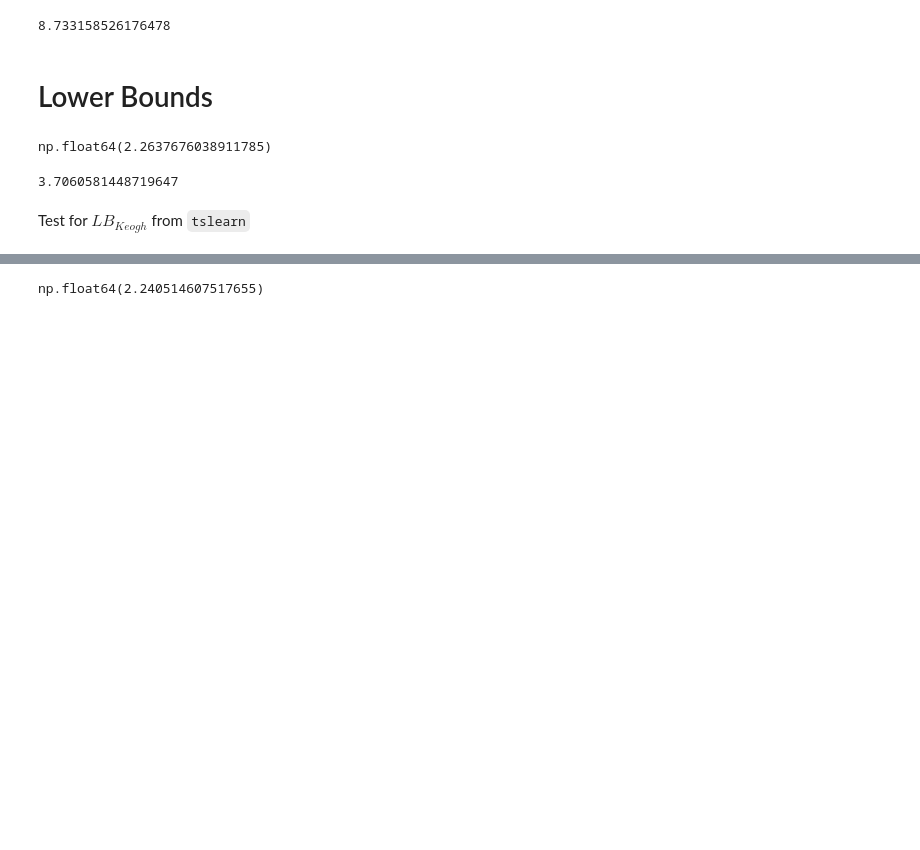
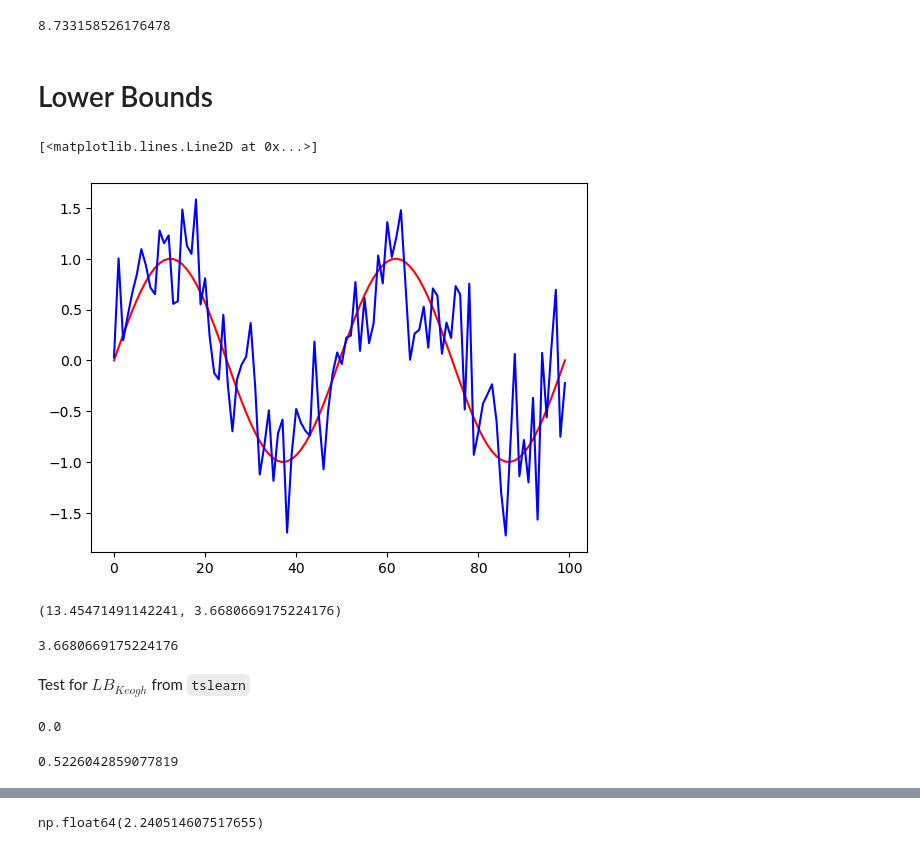
Before and after one commit to cyuab/k-scaling-factor-dtw, a Jupyter notebook: code/main.ipynb, the cells around one changed output, grey strips where cells are left out. Cells and saved outputs as stored; diff of their text form; code cells hidden in the pictures; blank space fills up the shorter version.

```diff
--- a/code/main.ipynb
+++ b/code/main.ipynb
@@ -527,16 +538,27 @@ Wall time: 5.95 s
 np.random.seed(18)
 Q_9 = np.sin(np.linspace(0, 4 * np.pi, 100))
 C_9 = Q_9 + np.random.normal(0, 0.4, size=100)
-# %%
-dist = lb_shen(Q_9, C_9, l=1, r=5)
-# dist = lb_kim(q, c, r=5)
-# dist = lb_kim_fl(q, c, r=5)
-dist
-# %% [output]
-np.float64(2.2637676038911785)
+# %%
+plt.plot(Q_9, label="Q", color="red")
+plt.plot(C_9, label="C", color="blue")
+# %% [output]
+[<matplotlib.lines.Line2D at 0x...>]
+[figure, added]
+# %%
+(dist := aeon_dtw_distance(Q_9, C_9, window=0.1), math.sqrt(dist))
+# %% [output]
+(13.45471491142241, 3.6680669175224176)
 # %%
-dtai_dtw.distance(Q_9, C_9, window=5)
+dtai_dtw.distance(Q_9, C_9, window=10)
 # %% [output]
-3.7060581448719647
+3.6680669175224176
 # %% [markdown]
 Test for $LB_{Keogh}$ from `tslearn`
+# %%
+lb_dummy(Q_9, C_9)
+# %% [output]
+0.0
+# %%
+lb_kim(Q_9, C_9)
+# %% [output]
+0.5226042859077819
```
Also changed, not shown: parts of 17 cells of this notebook, 5 other files.
